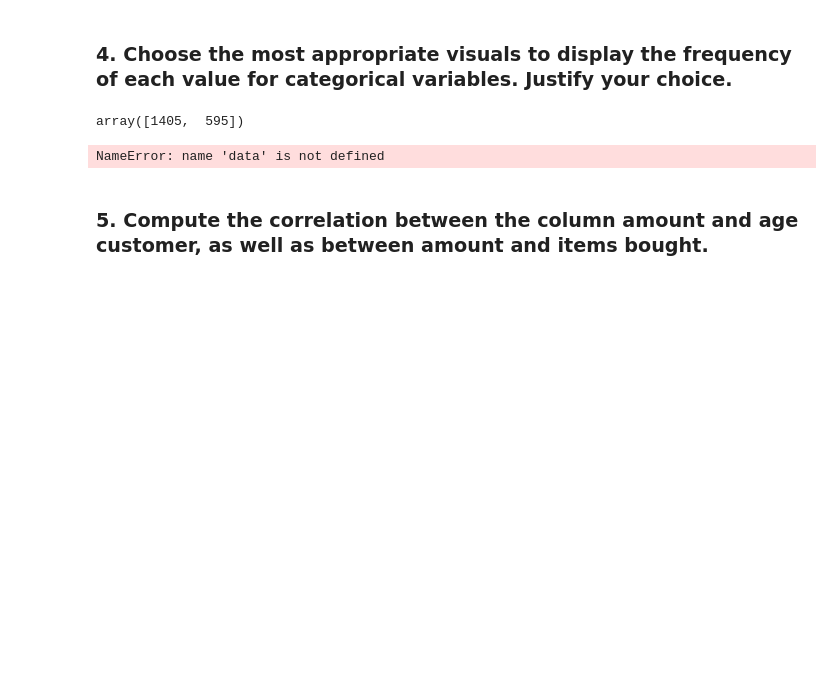
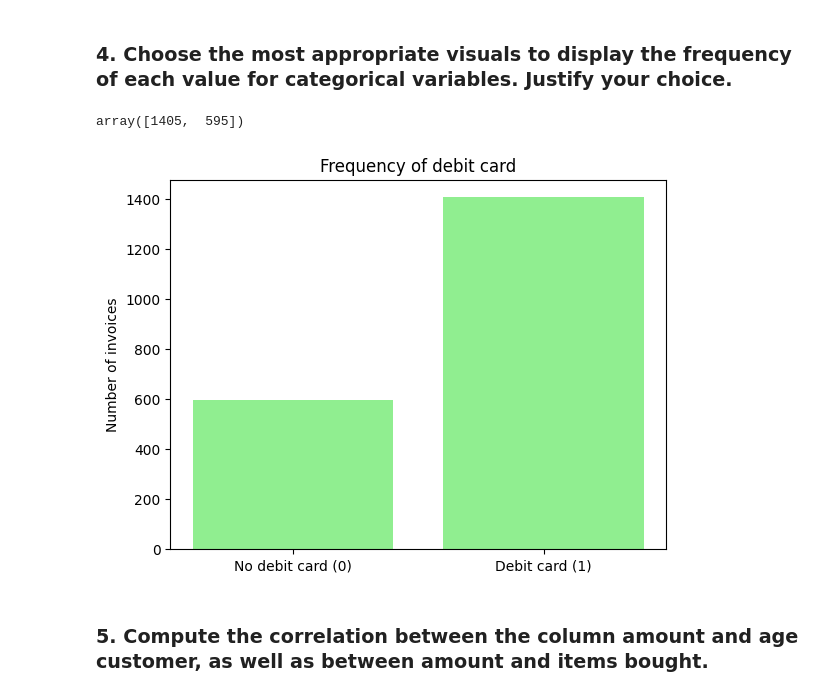
Before and after one commit to maramgueye/datascience_with_python, a Jupyter notebook: Final_Assessment_Gueye_Maram_studentID.ipynb, the cells around one changed output. Drawn from its saved outputs; the diff is of its cells as text; code cells hidden in the pictures; blank space fills up the shorter version.

Commit message:
completion of exercice 1 still have to complete it on the colab, start of exercice 2 and 3

```diff
--- a/Final_Assessment_Gueye_Maram_studentID.ipynb
+++ b/Final_Assessment_Gueye_Maram_studentID.ipynb
@@ -224,11 +239,14 @@ array([1405,  595])
 # %%
 counts = data['debit card'].value_counts()
 names = counts.index
 val=counts.values
 plt.bar(counts.index, counts.values, color='lightgreen')
+# so that we only have 0 and 1 on the x-axis, and not '0,2', 0,4' chich is inconsistent with our dataset
+plt.xticks(names, ['Debit card (1)','No debit card (0)'])
+plt.ylabel('Number of invoices')
 plt.title('Frequency of debit card')
 plt.show()
 # %% [output]
-NameError: name 'data' is not defined
+[figure, added]
 # %% [markdown]
 ### 5. Compute the correlation between the column amount and age customer, as well as between amount and items bought.
```
Also changed, not shown: parts of 33 cells of this notebook.
